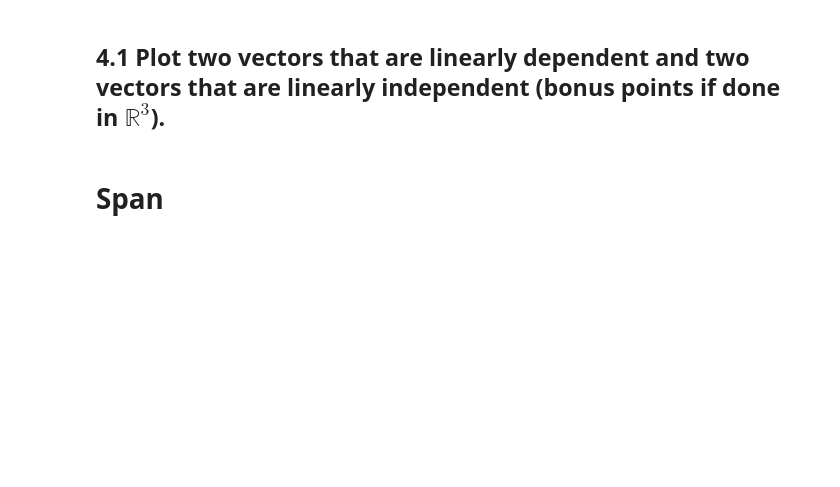
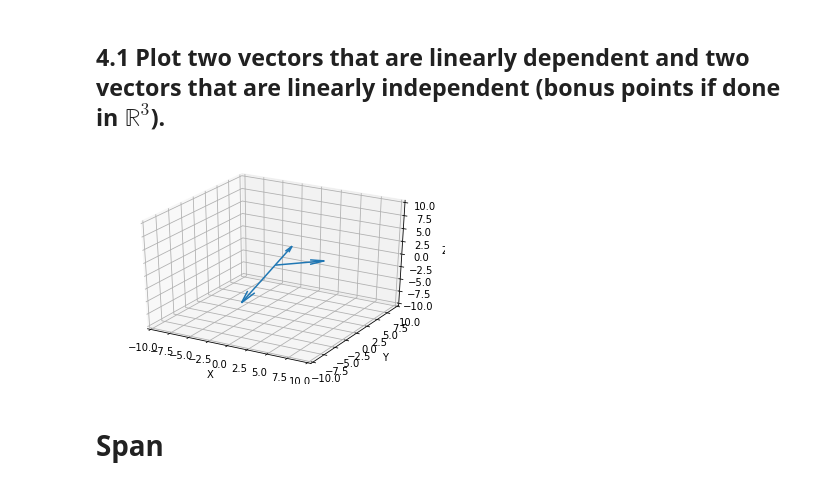
Before and after one commit to skhabiri/DS-Unit-1-Sprint-3-Linear-Algebra, a Jupyter notebook: module2-intermediate-linear-algebra/skhabiri_LS_DS_132_Intermediate_Linear_Algebra_Assignment.ipynb, the cells around one changed output. Drawn from its saved outputs; the diff is of its cells as text; code cells hidden in the pictures; blank space fills up the shorter version.

```diff
--- a/module2-intermediate-linear-algebra/skhabiri_LS_DS_132_Intermediate_Linear_Algebra_Assignment.ipynb
+++ b/module2-intermediate-linear-algebra/skhabiri_LS_DS_132_Intermediate_Linear_Algebra_Assignment.ipynb
@@ -121,6 +304,28 @@ f = \begin{bmatrix} 4 & 12 & 11 & 9 & 2 \end{bmatrix}
 # Linear Independence / Dependence
 # %% [markdown]
 ## 4.1 Plot two vectors that are linearly dependent and two vectors that are linearly independent (bonus points if done in $\mathbb{R}^3$).
+# %%
+V_dep1 = [1,2,3]
+V_dep2 = [-2,-4,-6]
+
+V_ind = [4,4,0]
+
+fig = plt.figure()
+ax = fig.gca(projection='3d')
+ax.quiver3D(0,0,0,1,2,3, length =1)
+ax.quiver3D(0,0,0,-2,-4,-6, length =1, cmap='Accent')
+ax.quiver3D(0,0,0,4,4,0, length =1, cmap='Oranges')
+
+# ax.quiver((0,0), (0,0), (0,0), (a[0],b[0]), (a[1],b[1]), (a[2],b[2]), length=1)
+ax.set_xlim([-10, 10])
+ax.set_ylim([-10, 10])
+ax.set_zlim([-10, 10])
+ax.set_xlabel('X')
+ax.set_ylabel('Y')
+ax.set_zlabel('Z')
+plt.show()
+# %% [output]
+[figure, added]
 # %% [markdown]
 # Span
 # %% [markdown]
```
Also changed, not shown: parts of 30 cells of this notebook.
